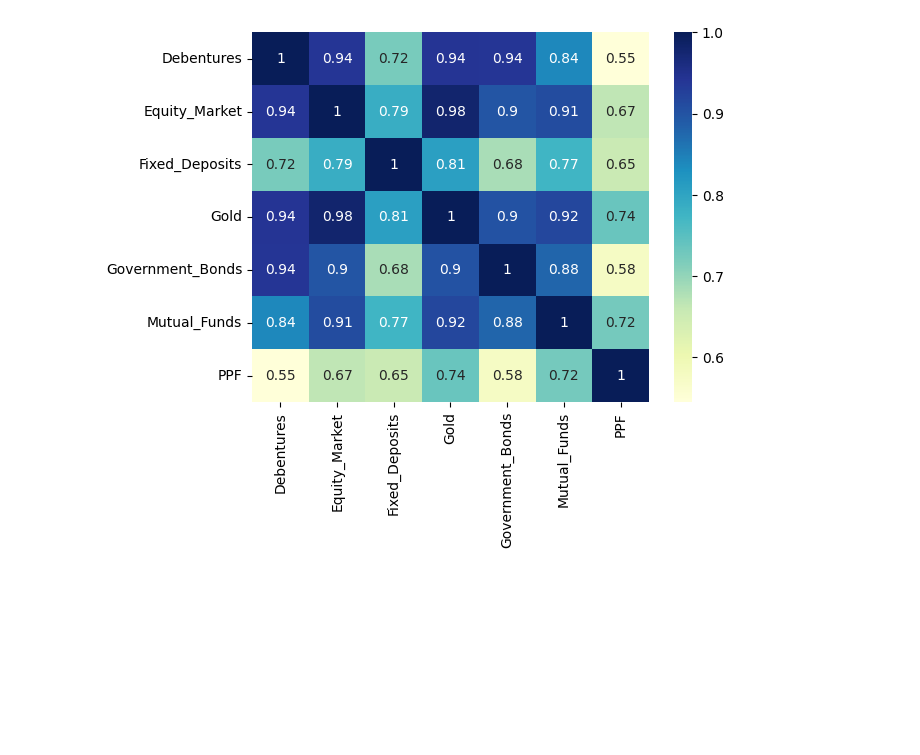
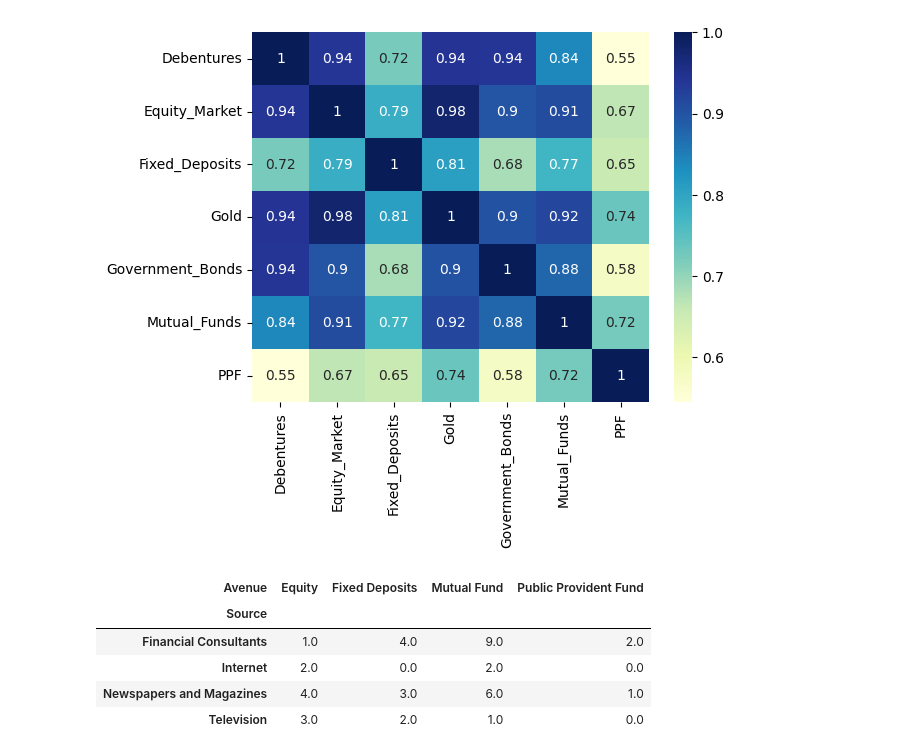
Before and after one commit to Siddharth-Latthe-07/ReBIT-Assg, a Jupyter notebook: ReBIT_EDA_Practice.ipynb, the cells around one changed output. Drawn from its saved outputs; the diff is of its cells as text; code cells hidden in the pictures; blank space fills up the shorter version.

Commit message:
Updated with source column usage

```diff
--- a/ReBIT_EDA_Practice.ipynb
+++ b/ReBIT_EDA_Practice.ipynb
@@ -280,3 +280,13 @@ Government_Bonds          1.000000      0.878003  0.576247
 Mutual_Funds              0.878003      1.000000  0.724895
 PPF                       0.576247      0.724895  1.000000
 [figure]
+# %%
+#Tells how much customers choose types of Avenue through which type of sources available
+pd.pivot_table(data=df,index = 'Source',columns = 'Avenue',aggfunc = 'size').fillna(0)
+# %% [output]
+| Avenue | Equity | Fixed Deposits | Mutual Fund | Public Provident Fund |
+| Source |  |  |  |  |
+| Financial Consultants | 1.0 | 4.0 | 9.0 | 2.0 |
+| Internet | 2.0 | 0.0 | 2.0 | 0.0 |
+| Newspapers and Magazines | 4.0 | 3.0 | 6.0 | 1.0 |
+| Television | 3.0 | 2.0 | 1.0 | 0.0 |
```
